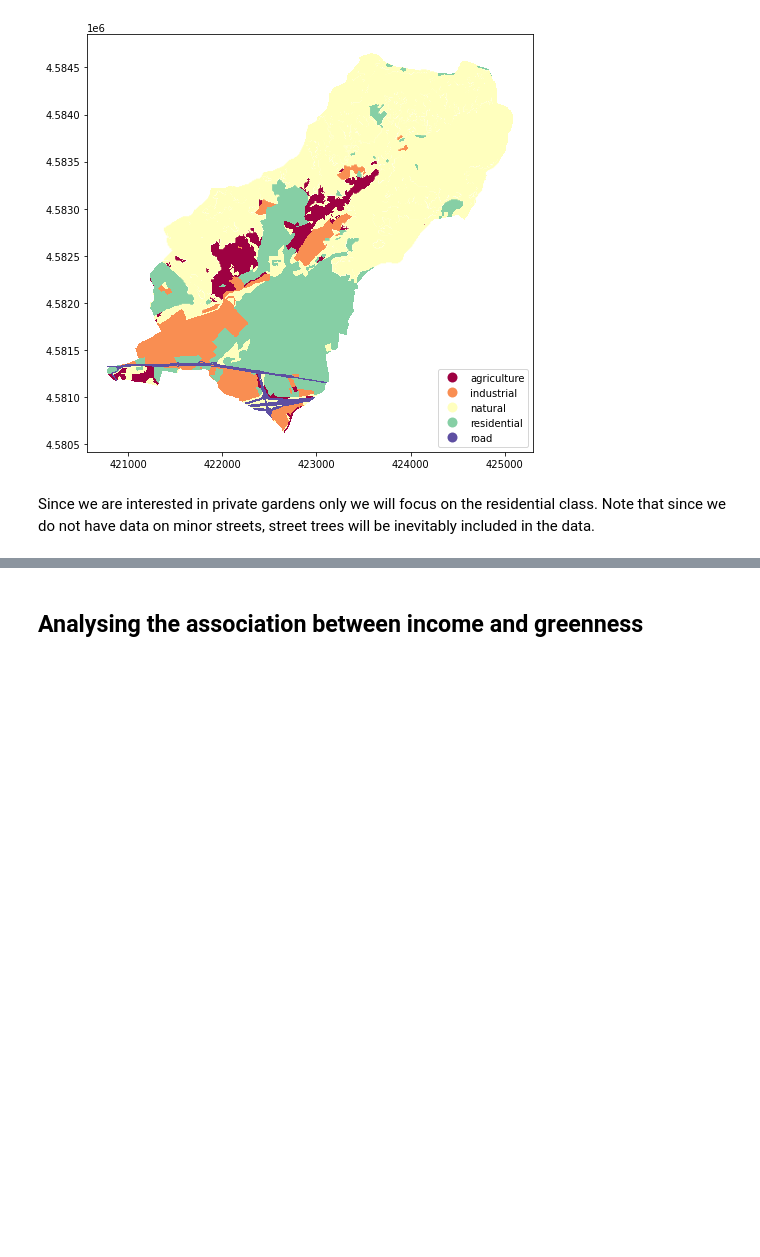
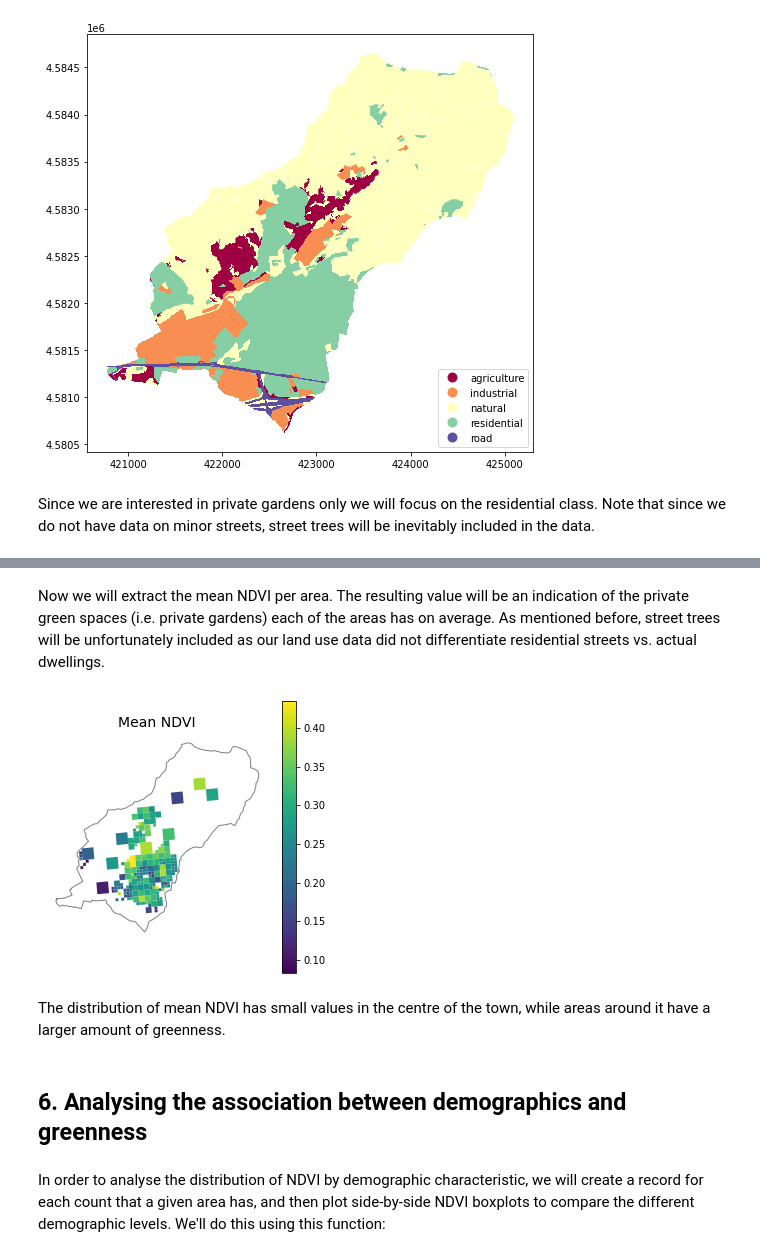
Before and after one commit to carlesmila/geo-python, a Jupyter notebook: santjust-gardens.ipynb, the cells around one changed output, grey strips where cells are left out. Drawn from its saved outputs; the diff is of its cells as text; code cells hidden in the pictures; blank space fills up the shorter version.

Commit message:
Finished analysis

```diff
--- a/santjust-gardens.ipynb
+++ b/santjust-gardens.ipynb
@@ -129,2 +237,26 @@ plt.show()
+# %% [markdown]
+Now we will extract the mean NDVI per area. The resulting value will be an indication of the private green spaces (i.e. private gardens) each of the areas has on average. As mentioned before, street trees will be unfortunately included as our land use data did not differentiate residential streets vs. actual dwellings.
+# %%
+# Compute extraction of zonal statistics
+affine = ndvi_pro.transform
+array = ndvi_pro.read(1)
+mean_ndvi_df = pd.DataFrame(zonal_stats(popu, array, affine=affine, stats='mean'))
+mean_ndvi_df = mean_ndvi_df.rename(columns={"mean": "mean_ndvi"})
+
+# adding statistics back to original GeoDataFrame
+popu_green = pd.concat([popu, mean_ndvi_df], axis=1)
+
+# And plot
+fig, ax = plt.subplots(figsize=(5,5))
+ax.set_title("Mean NDVI", fontsize=14)
+ax.set_axis_off()
+stjust.plot(ax = ax, color='white', edgecolor='grey');
+popu_green.plot(ax = ax, column = 'mean_ndvi', legend = True);
+# %% [output]
+[figure, added]
+# %% [markdown]
+The distribution of mean NDVI has small values in the centre of the town, while areas around it have a larger amount of greenness.
 # %% [markdown]
-## Analysing the association between income and greenness
+## 6. Analysing the association between demographics and greenness
+# %% [markdown]
+In order to analyse the distribution of NDVI by demographic characteristic, we will create a record for each count that a given area has, and then plot side-by-side NDVI boxplots to compare the different demographic levels. We'll do this using this function:
```
Also changed, not shown: parts of 33 cells of this notebook, 1 other file.
